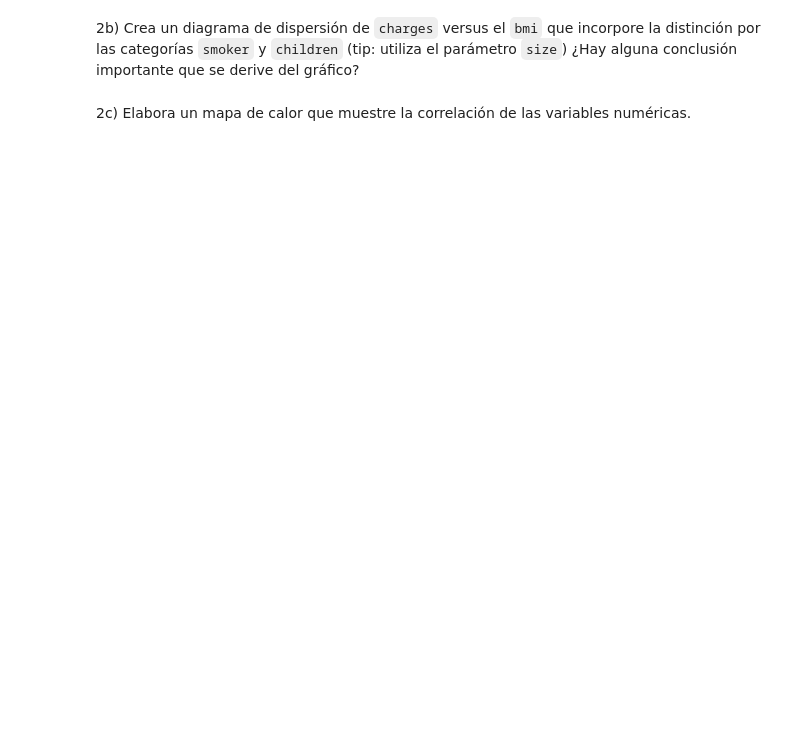
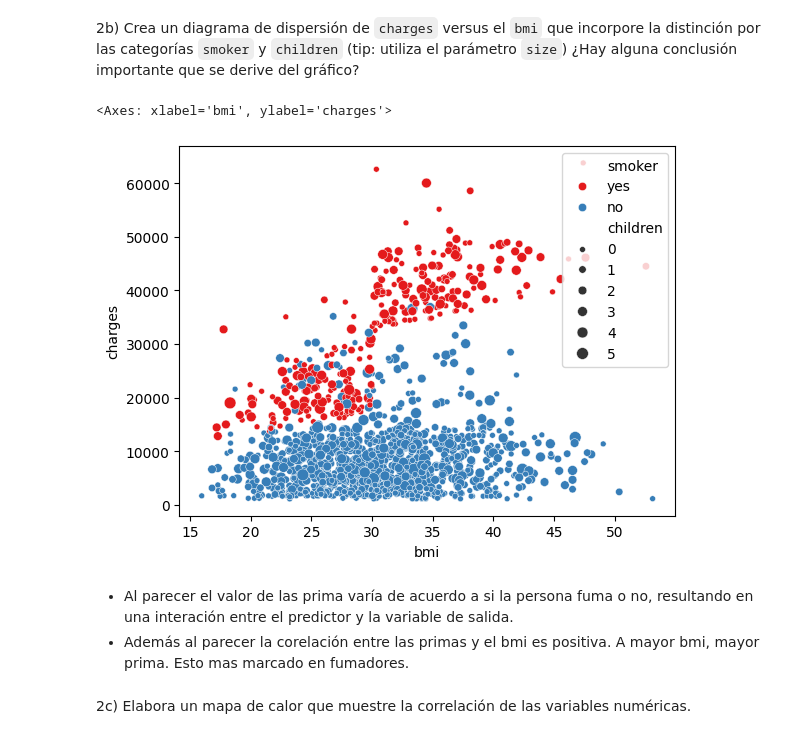
Before and after one commit to alexgarma/TC4029-ciencia-y-analitica-de-datos-equipo83, a Jupyter notebook: notebooks/Actividad8RLineal_Equipo83.ipynb, the cells around one changed output. Saved outputs shown, nothing was run; the diff lists cells and outputs as text; code cells hidden in the pictures; blank space fills up the shorter version.

```diff
--- a/notebooks/Actividad8RLineal_Equipo83.ipynb
+++ b/notebooks/Actividad8RLineal_Equipo83.ipynb
@@ -389,4 +397,12 @@ Para responder los siguientes cuestionamientos, genera los gráficos indicados:
 # %% [markdown]
 2b) Crea un diagrama de dispersión de `charges` versus el `bmi` que incorpore la distinción por las categorías `smoker` y `children` (tip: utiliza el parámetro `size`) ¿Hay alguna conclusión importante que se derive del gráfico?
+# %%
+sns.scatterplot(y = "charges", x = "bmi", data = insurance_df, hue = "smoker", palette = "Set1", size = "children")
+# %% [output]
+<Axes: xlabel='bmi', ylabel='charges'>
+[figure, added]
+# %% [markdown]
+- Al parecer el valor de las prima varía de acuerdo a si la persona fuma o no, resultando en una interación entre el predictor y la variable de salida.
+- Además al parecer la corelación entre las primas y el bmi es positiva. A mayor bmi, mayor prima. Esto mas marcado en fumadores.
 # %% [markdown]
 2c) Elabora un mapa de calor que muestre la correlación de las variables numéricas.
```
Also changed, not shown: parts of 10 cells of this notebook, 1 other file.
